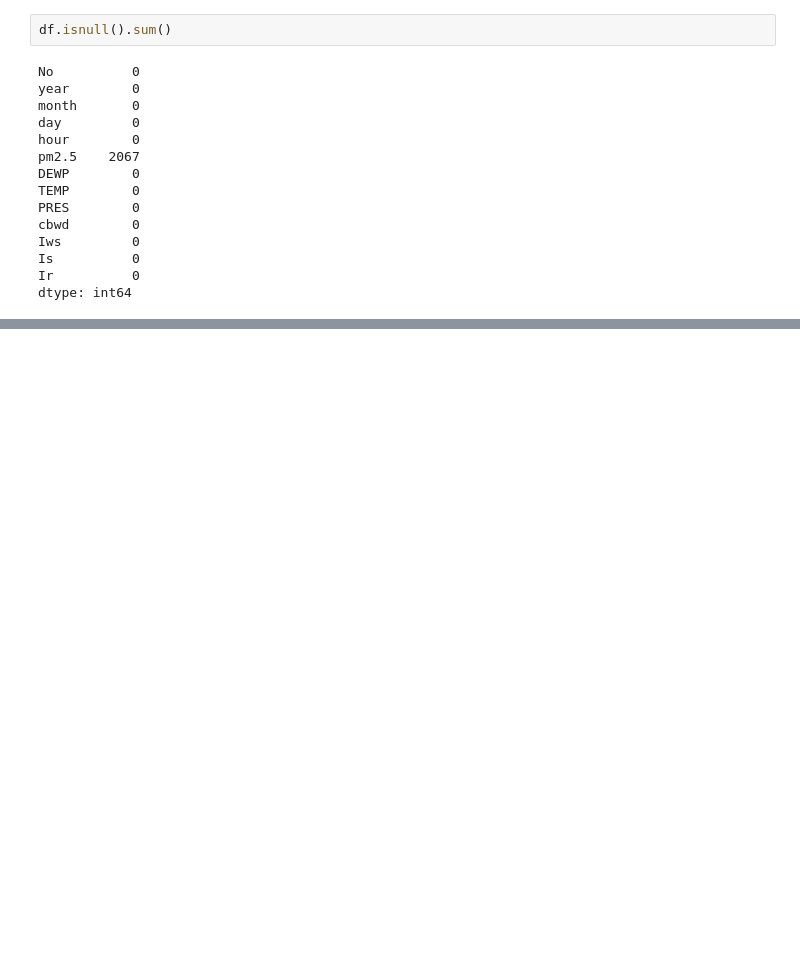
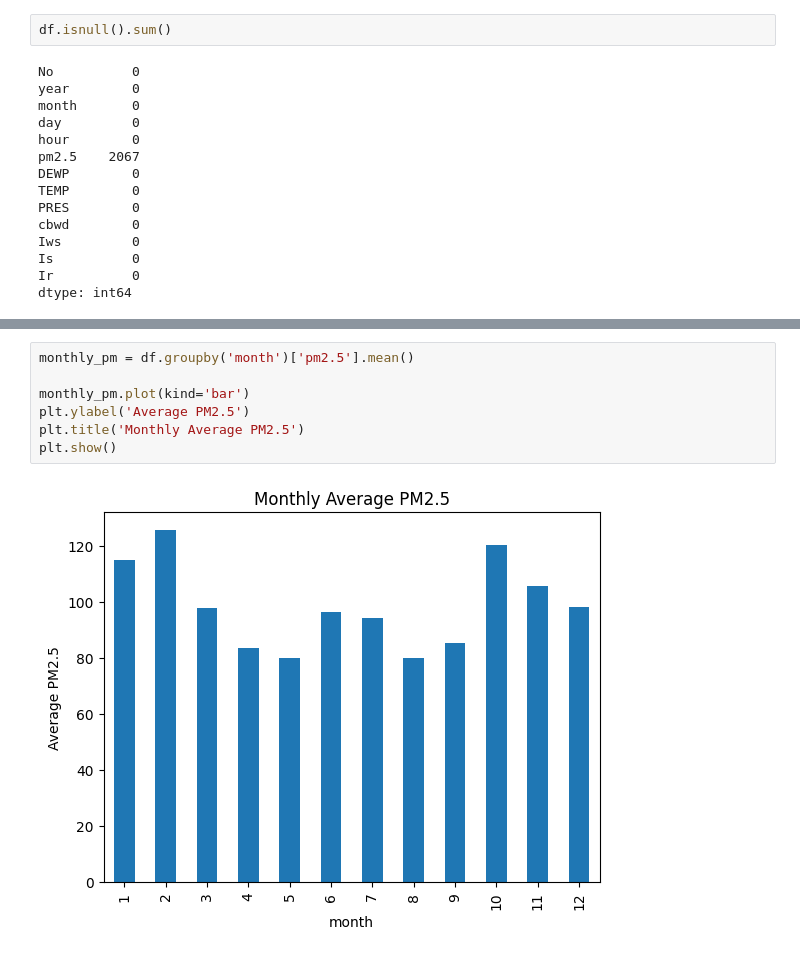
Before and after one commit to PranavPhatak/Air-Quality-Prediction-using-ANN, a Jupyter notebook: main.ipynb, the cells around one changed output, grey strips where cells are left out. Saved outputs shown, nothing was run; the diff lists cells and outputs as text; blank space fills up the shorter version.

```diff
--- a/main.ipynb
+++ b/main.ipynb
@@ -89,0 +76,9 @@ AttributeError: 'list' object has no attribute 'value_counts'
+# %%
+monthly_pm = df.groupby('month')['pm2.5'].mean()
+
+monthly_pm.plot(kind='bar')
+plt.ylabel('Average PM2.5')
+plt.title('Monthly Average PM2.5')
+plt.show()
+# %% [output]
+[figure, added]
```
Also changed, not shown: parts of 12 cells of this notebook.
